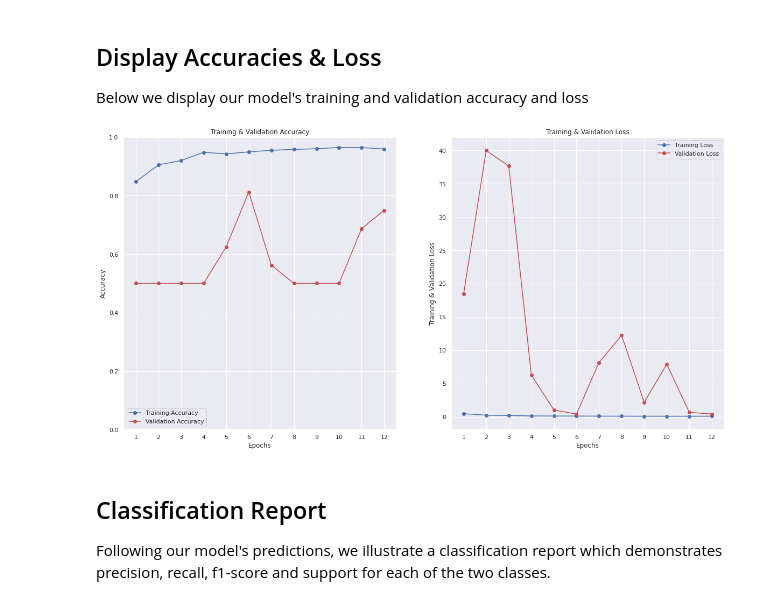
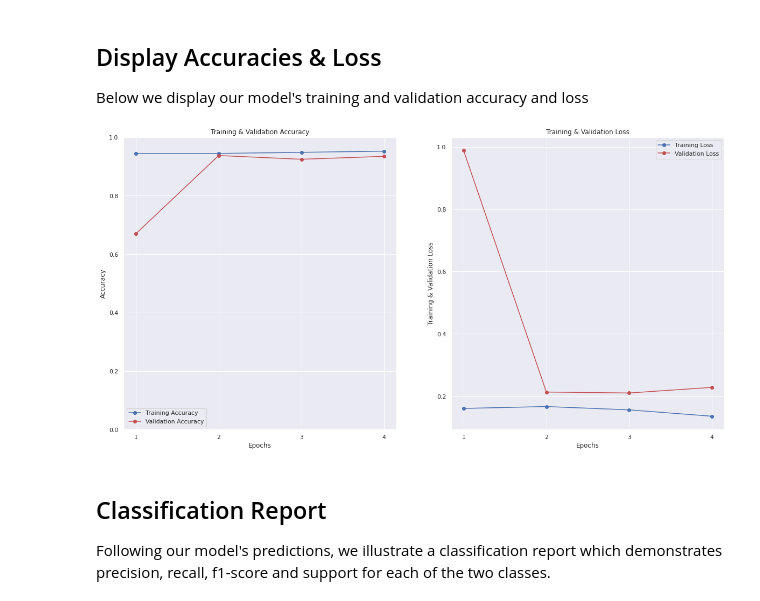
Before and after one commit to tzerefos/Deep_Learning, a Jupyter notebook: FirstEffort.ipynb, the cells around one changed output. Cells and saved outputs as stored; diff of their text form; code cells hidden in the pictures.

Commit message:
Perform custom dataset split and add EarlyStopping callback

```diff
--- a/FirstEffort.ipynb
+++ b/FirstEffort.ipynb
@@ -110,4 +110,4 @@ plt.show()
 # %%
-train = get_data(training_path)
-test = get_data(testing_path)
-val = get_data(validation_path)
+train_imgs = get_data(training_path)
+test_imgs = get_data(testing_path)
+val_imgs = get_data(validation_path)
@@ -253,14 +261,24 @@ More specifically, every 2 <b>epochs</b> we reduce the <b>learning rate</b> by 0
 # %%
-callback = ReduceLROnPlateau(
+callback_1 = ReduceLROnPlateau(
         monitor='val_binary_accuracy', #MONITOR ACCURACY
-        factor=0.2,
+        factor=0.3,
         verbose = 2,
         patience=2,
         min_lr=0.0000001)
+
+callback_2 = EarlyStopping(
+    monitor="val_binary_accuracy",
+    min_delta=0,
+    patience=2,
+    verbose=0,
+    mode="auto",
+    baseline=None,
+    restore_best_weights=False,
+)
 model_var = model.fit(
     datagen.flow(x_train,y_train, batch_size = 32),
     epochs=epochs,
     validation_data = datagen.flow(x_val, y_val),
-    callbacks = callback)
+    callbacks = [callback_1, callback_2])
 # %% [output]
 Epoch 1/12
@@ -294,35 +305,35 @@ Accuracy:  91.98718070983887 %
 <h2> Display Accuracies & Loss </h2>
     Below we display our model's training and validation accuracy and loss
 # %%
-
+final_epochs = len(model_var.history['binary_accuracy'])
 sns.set()
-epoch_items = list(range(1,epochs+1))
+epoch_items = list(range(1,final_epochs+1))
 fig , ax = plt.subplots(1,2)
 train_acc = model_var.history['binary_accuracy'] #accuracy
 train_loss = model_var.history['loss']
 val_acc = model_var.history['val_binary_accuracy'] # val_accuracy
 val_loss = model_var.history['val_loss']
 fig.set_size_inches(20,10)
 
 ax[0].plot(epoch_items , train_acc , 'bo-' , label = 'Training Accuracy')
 ax[0].plot(epoch_items , val_acc , 'ro-' , label = 'Validation Accuracy')
 ax[0].set_title('Training & Validation Accuracy')
 ax[0].legend()
 ax[0].set_ylim([0,1])
 ax[0].set_xlabel("Epochs")
 ax[0].set_xticks(epoch_items)
 ax[0].set_ylabel("Accuracy")
 
 ax[1].plot(epoch_items , train_loss , 'b-o' , label = 'Training Loss')
 ax[1].plot(epoch_items , val_loss , 'r-o' , label = 'Validation Loss')
 ax[1].set_title('Training & Validation Loss')
 ax[1].legend()
 ax[1].set_xlabel("Epochs")
 ax[1].set_xticks(epoch_items)
 ax[1].set_ylabel("Training & Validation Loss")
 plt.show()
 # %% [output]
-[figure, old version]
+[figure, new version]
 # %%
 predictions = model.predict_classes(x_test)
 predictions = predictions.reshape(1,-1)[0]
```
Also changed, not shown: parts of 11 cells of this notebook.
